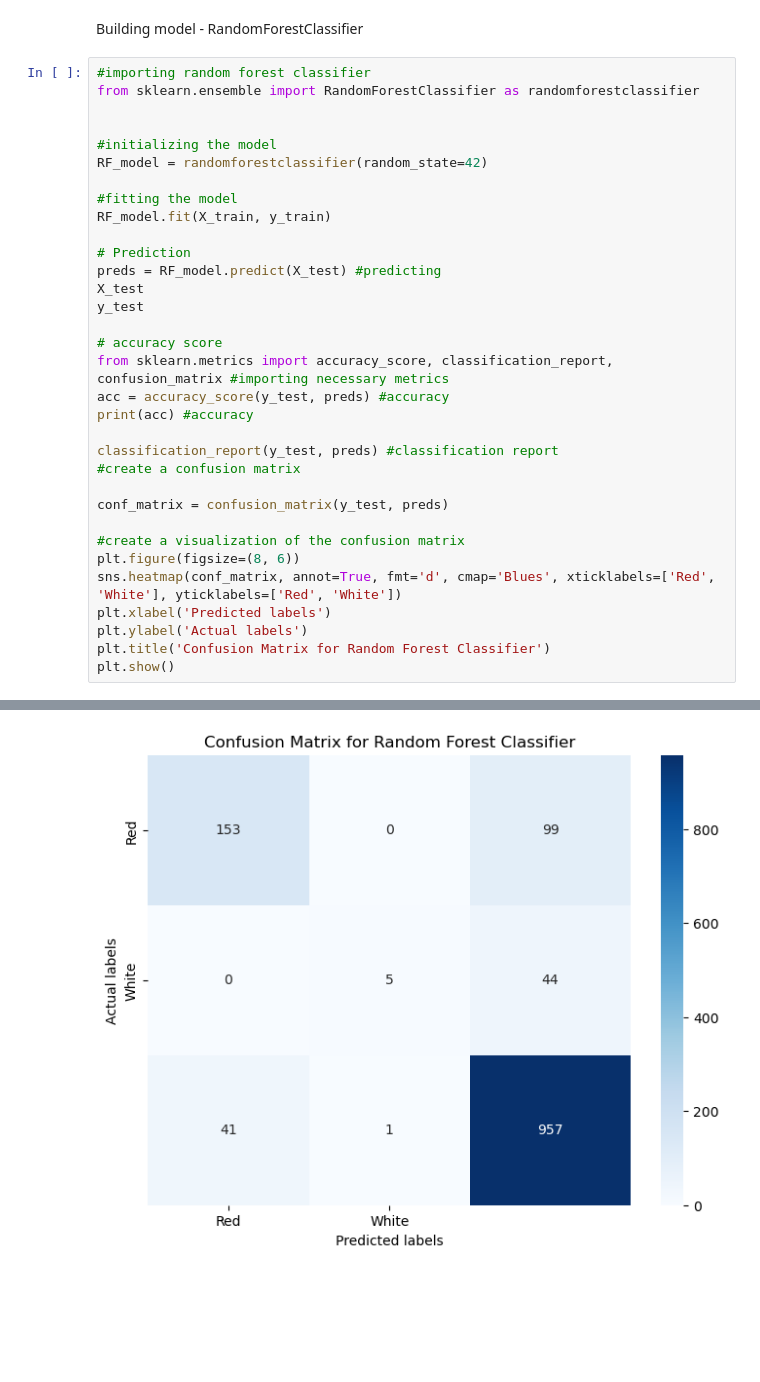
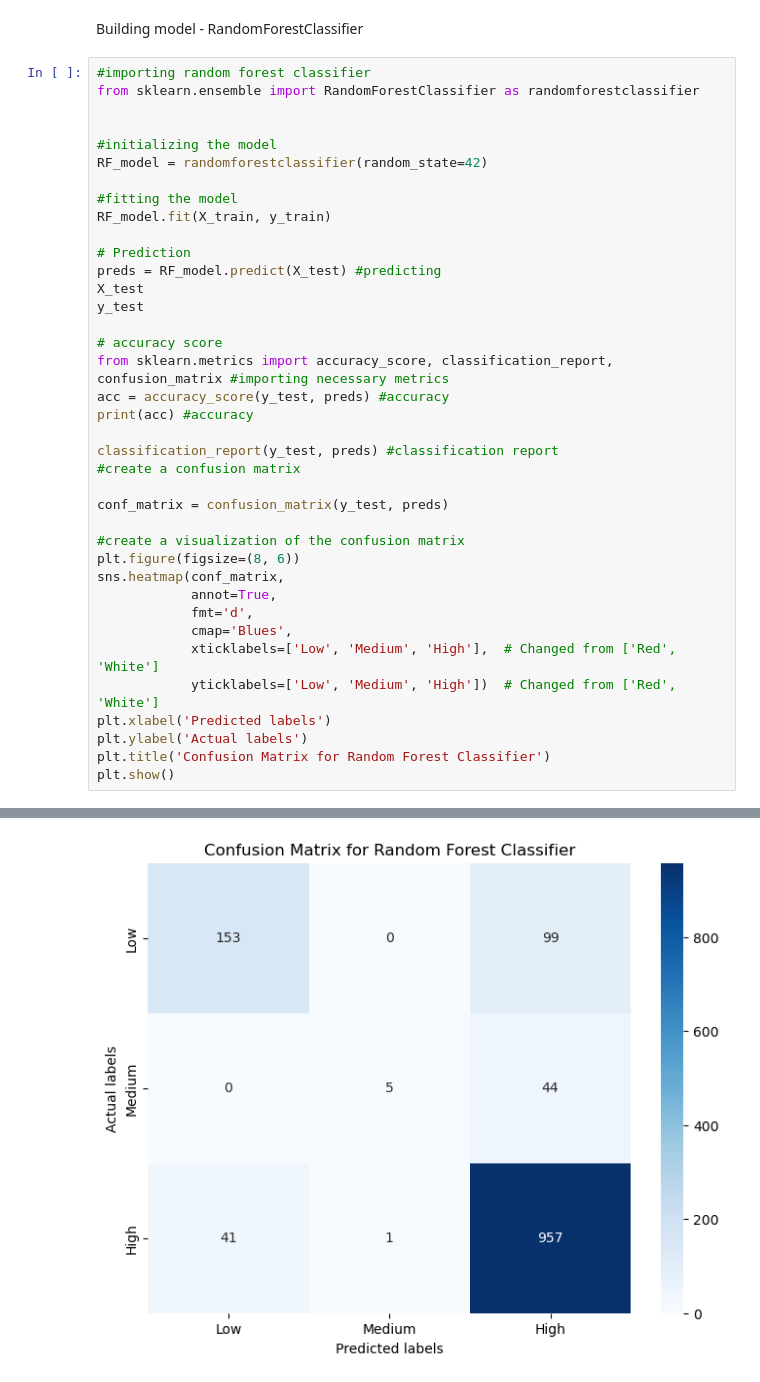
Before and after one commit to rakeshtparayil/Machine_Learning_Projects, a Jupyter notebook: Wine_Quality_Label_Prediction.ipynb, the cells around one changed output, grey strips where cells are left out. Cells and saved outputs as stored; diff of their text form; blank space fills up the shorter version.

```diff
--- a/Wine_Quality_Label_Prediction.ipynb
+++ b/Wine_Quality_Label_Prediction.ipynb
@@ -93,33 +93,38 @@ from sklearn.ensemble import RandomForestClassifier as randomforestclassifier
 
 #initializing the model
 RF_model = randomforestclassifier(random_state=42)
 
 #fitting the model
 RF_model.fit(X_train, y_train)
 
 # Prediction
 preds = RF_model.predict(X_test) #predicting
 X_test
 y_test
 
 # accuracy score
 from sklearn.metrics import accuracy_score, classification_report, confusion_matrix #importing necessary metrics
 acc = accuracy_score(y_test, preds) #accuracy
 print(acc) #accuracy
 
 classification_report(y_test, preds) #classification report
 #create a confusion matrix
 
 conf_matrix = confusion_matrix(y_test, preds)
 
 #create a visualization of the confusion matrix
 plt.figure(figsize=(8, 6))
-sns.heatmap(conf_matrix, annot=True, fmt='d', cmap='Blues', xticklabels=['Red', 'White'], yticklabels=['Red', 'White'])
+sns.heatmap(conf_matrix,
+            annot=True,
+            fmt='d',
+            cmap='Blues',
+            xticklabels=['Low', 'Medium', 'High'],  # Changed from ['Red', 'White']
+            yticklabels=['Low', 'Medium', 'High'])  # Changed from ['Red', 'White']
 plt.xlabel('Predicted labels')
 plt.ylabel('Actual labels')
 plt.title('Confusion Matrix for Random Forest Classifier')
 plt.show()
 # %% [output]
 0.8576923076923076
-[figure, old version]
+[figure, new version]
 # %% [markdown]
```
Also changed, not shown: parts of 5 cells of this notebook.
